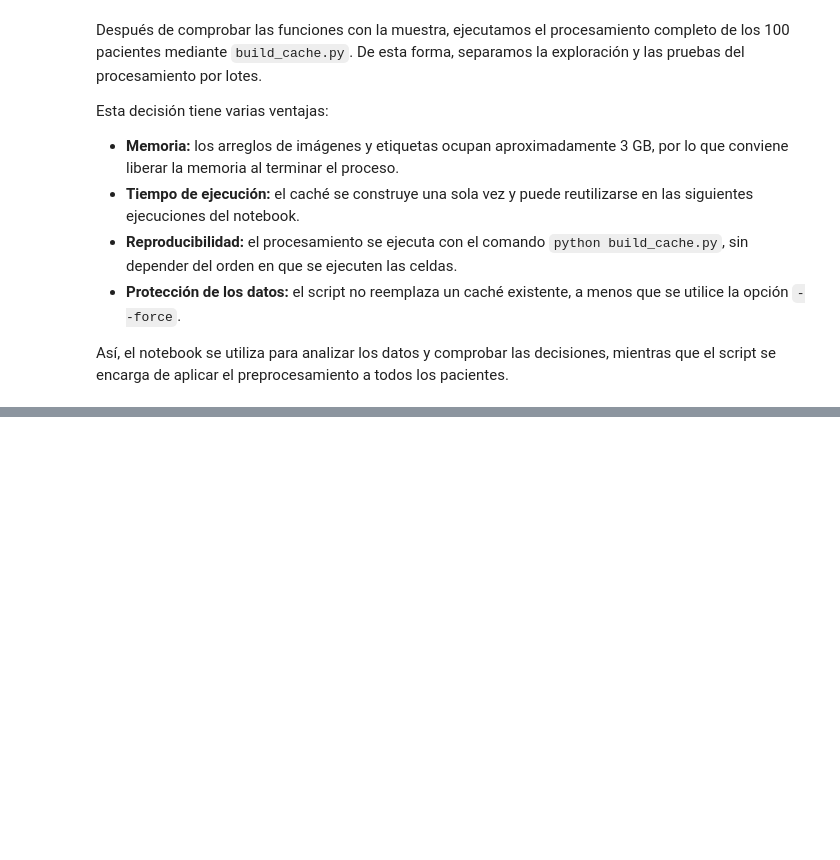
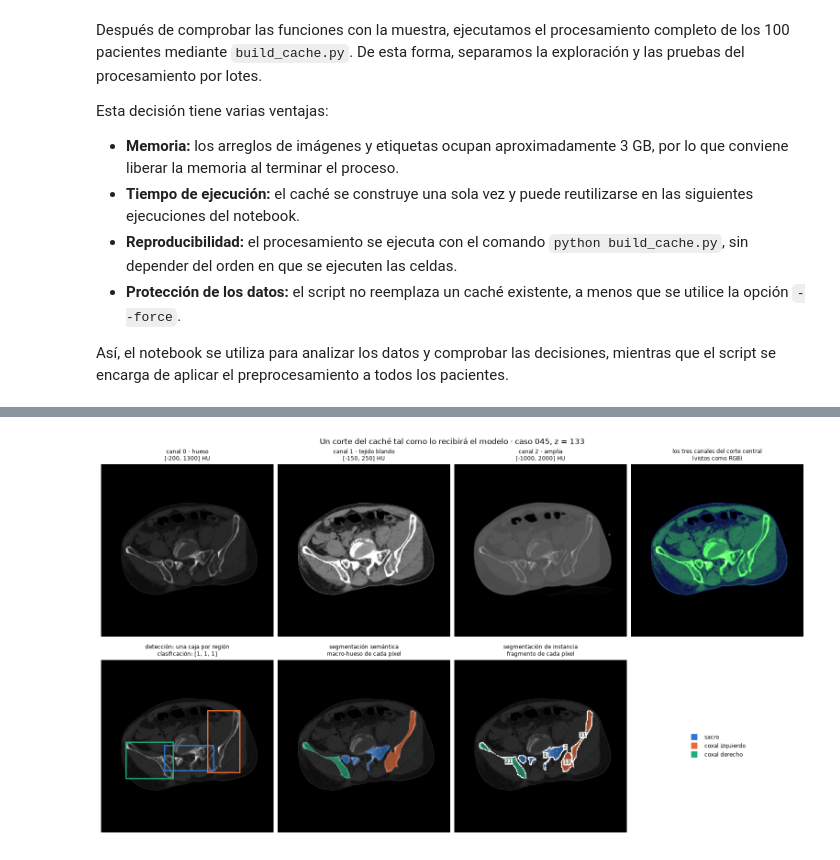
Before and after one commit to MarcAragon/proyecto_pengwin, a Jupyter notebook: Pengwin.ipynb, the cells around one changed output, grey strips where cells are left out. Saved outputs shown, nothing was run; the diff lists cells and outputs as text; code cells hidden in the pictures; blank space fills up the shorter version.

```diff
--- a/Pengwin.ipynb
+++ b/Pengwin.ipynb
@@ -638,0 +713,11 @@ Así, el notebook se utiliza para analizar los datos y comprobar las decisiones,
+# %%
+filas_2cox = indice.row.to_numpy()[(indice.bones_present.to_numpy() & 0b110) == 0b110]
+a_la_derecha = total = 0
+for i in range(0, len(filas_2cox), 2048):
+    a, n = lado_coxal_izquierdo(np.asarray(lab_cache[filas_2cox[i:i + 2048]]))
+    a_la_derecha, total = a_la_derecha + a, total + n
+
+print(f"Casos que venían girados            : {int((informe.direccion != str(identidad)).sum())} de {len(informe)}")
+print(f"Cortes del caché con los dos coxales: {total:,}")
+print(f"Coxal izquierdo a la derecha        : {a_la_derecha:,} ({a_la_derecha / total:.1%})")
+assert a_la_derecha == total
@@ -638,0 +852,28 @@ Así, el notebook se utiliza para analizar los datos y comprobar las decisiones,
+# %%
+fig = plt.figure(figsize=(14, 8), layout="constrained")
+for k, nombre in enumerate(("hueso", "tejido blando", "amplia")):
+    ax = fig.add_subplot(2, 4, k + 1)
+    ax.imshow(ej["entrada"][k], cmap="gray", vmin=0, vmax=1)
+    ax.set_title(f"canal {k} · {nombre}\n[{VENTANAS[k][0]}, {VENTANAS[k][1]}] HU", fontsize=8)
+    ax.axis("off")
+ax = fig.add_subplot(2, 4, 4)
+ax.imshow(np.moveaxis(ej["entrada"][:3], 0, -1))
+ax.set_title("los tres canales del corte central\n(vistos como RGB)", fontsize=8)
+ax.axis("off")
+
+ax = fig.add_subplot(2, 4, 5)
+ax.imshow(np.clip(ej["hu"], -200, 1300), cmap="gray")
+for k, (x0, y0, x1, y1) in ej["cajas"].items():
+    ax.add_patch(Rectangle((x0 - 0.5, y0 - 0.5), x1 - x0, y1 - y0, fill=False, ec=COLOR[k], lw=1.8))
+ax.set_title(f"detección: una caja por región\nclasificación: {ej['huesos'].astype(int).tolist()}", fontsize=8)
+ax.axis("off")
+mostrar_corte(fig.add_subplot(2, 4, 6), ej["hu"], ej["etiqueta"], titulo="segmentación semántica\nmacro-hueso de cada píxel")
+mostrar_corte(fig.add_subplot(2, 4, 7), ej["hu"], ej["etiqueta"], titulo="segmentación de instancia\nfragmento de cada píxel",
+              fragmentos=True)
+ax = fig.add_subplot(2, 4, 8)
+ax.axis("off")
+leyenda_huesos(ax, loc="center", frameon=False)
+fig.suptitle(f"Un corte del caché tal como lo recibirá el modelo · caso {indice.case_id.iat[fila]}, z = {indice.z.iat[fila]}")
+plt.show()
+# %% [output]
+[figure, added]
```
Also changed, not shown: parts of 13 cells of this notebook.
